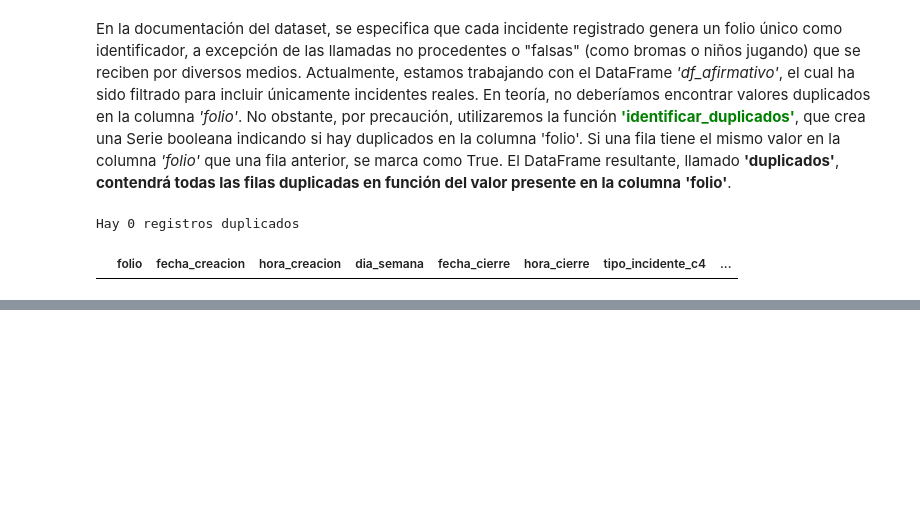
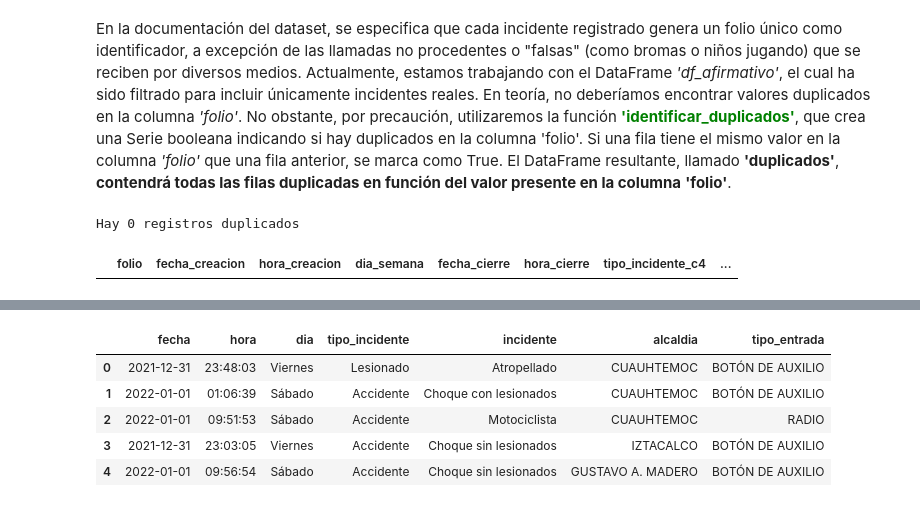
Before and after one commit to DaniaGarciaM/SeguridadEnRuta-DS, a Jupyter notebook: SeguridadEnRuta.ipynb, the cells around one changed output, grey strips where cells are left out. Cells and saved outputs as stored; diff of their text form; code cells hidden in the pictures; blank space fills up the shorter version.

```diff
--- a/SeguridadEnRuta.ipynb
+++ b/SeguridadEnRuta.ipynb
@@ -139,0 +154,20 @@ Hay 0 registros duplicados
+# %%
+renombre_columnas = {
+    'fecha_creacion' : 'fecha',
+    'hora_creacion' : 'hora',
+    'dia_semana' : 'dia',
+    'tipo_incidente_c4' : 'tipo_incidente',
+    'incidente_c4' : 'incidente',
+    'alcaldia_inicio' : 'alcaldia',
+    'tipo_entrada' : 'tipo_entrada'
+}
+# %%
+df_afirmativo = df_afirmativo.rename(columns = renombre_columnas)
+df_afirmativo.head()
+# %% [output]
+|  | fecha | hora | dia | tipo_incidente | incidente | alcaldia | tipo_entrada |
+| 0 | 2021-12-31 | 23:48:03 | Viernes | Lesionado | Atropellado | CUAUHTEMOC | BOTÓN DE AUXILIO |
+| 1 | 2022-01-01 | 01:06:39 | Sábado | Accidente | Choque con lesionados | CUAUHTEMOC | BOTÓN DE AUXILIO |
+| 2 | 2022-01-01 | 09:51:53 | Sábado | Accidente | Motociclista | CUAUHTEMOC | RADIO |
+| 3 | 2021-12-31 | 23:03:05 | Viernes | Accidente | Choque sin lesionados | IZTACALCO | BOTÓN DE AUXILIO |
+| 4 | 2022-01-01 | 09:56:54 | Sábado | Accidente | Choque sin lesionados | GUSTAVO A. MADERO | BOTÓN DE AUXILIO |
```
Also changed, not shown: parts of 7 cells of this notebook.
